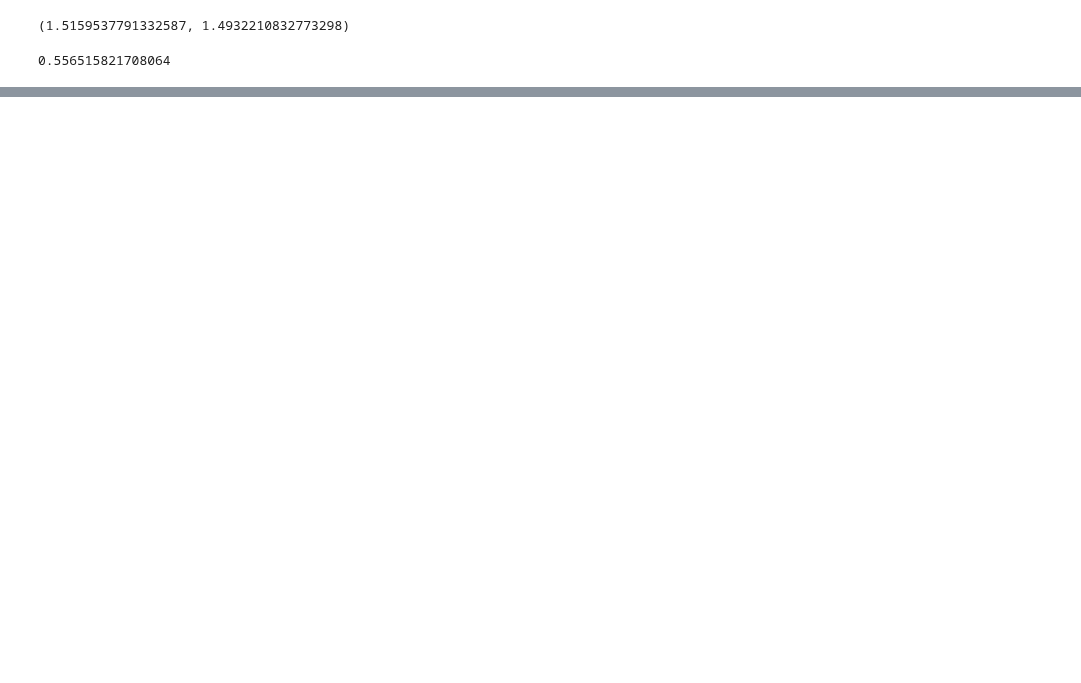
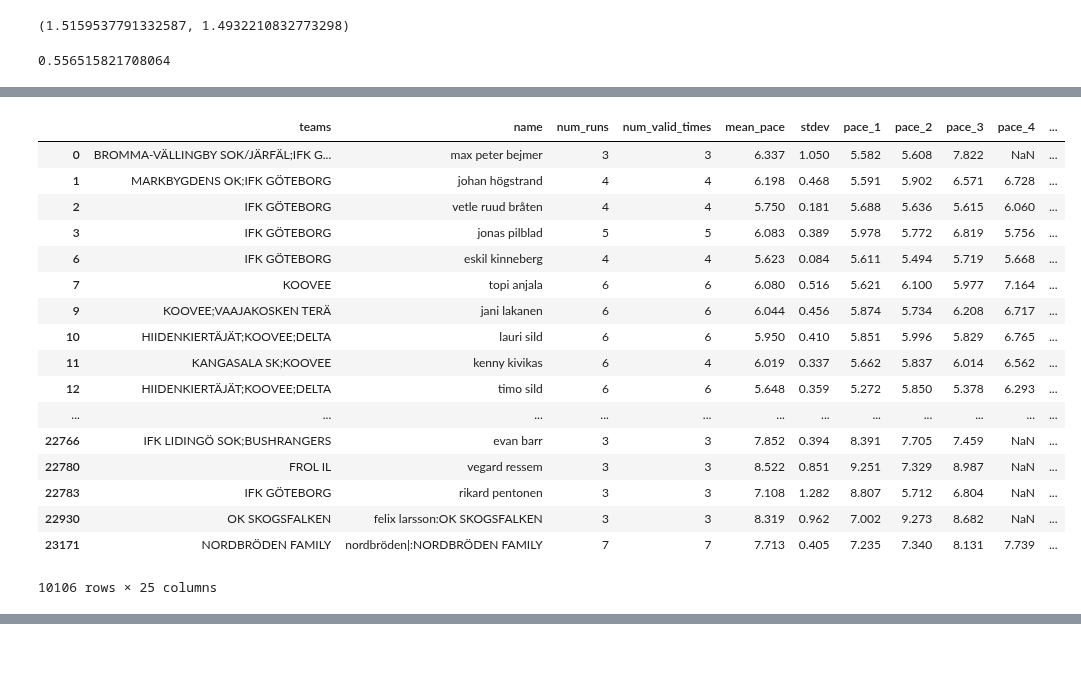
Before and after one commit to dins/jukola-xml-model, a Jupyter notebook: log_normal_spike.ipynb, the cells around one changed output, grey strips where cells are left out. Cells and saved outputs as stored; diff of their text form; code cells hidden in the pictures; blank space fills up the shorter version.

```diff
--- a/log_normal_spike.ipynb
+++ b/log_normal_spike.ipynb
@@ -69,0 +65,21 @@ df
+# %%
+plott
+# %% [output]
+|  | teams | name | num_runs | num_valid_times | mean_pace | stdev | pace_1 | pace_2 | pace_3 | pace_4 | ... |
+| 0 | BROMMA-VÄLLINGBY SOK/JÄRFÄL;IFK G... | max peter bejmer | 3 | 3 | 6.337 | 1.050 | 5.582 | 5.608 | 7.822 | NaN | ... |
+| 1 | MARKBYGDENS OK;IFK GÖTEBORG | johan högstrand | 4 | 4 | 6.198 | 0.468 | 5.591 | 5.902 | 6.571 | 6.728 | ... |
+| 2 | IFK GÖTEBORG | vetle ruud bråten | 4 | 4 | 5.750 | 0.181 | 5.688 | 5.636 | 5.615 | 6.060 | ... |
+| 3 | IFK GÖTEBORG | jonas pilblad | 5 | 5 | 6.083 | 0.389 | 5.978 | 5.772 | 6.819 | 5.756 | ... |
+| 6 | IFK GÖTEBORG | eskil kinneberg | 4 | 4 | 5.623 | 0.084 | 5.611 | 5.494 | 5.719 | 5.668 | ... |
+| 7 | KOOVEE | topi anjala | 6 | 6 | 6.080 | 0.516 | 5.621 | 6.100 | 5.977 | 7.164 | ... |
+| 9 | KOOVEE;VAAJAKOSKEN TERÄ | jani lakanen | 6 | 6 | 6.044 | 0.456 | 5.874 | 5.734 | 6.208 | 6.717 | ... |
+| 10 | HIIDENKIERTÄJÄT;KOOVEE;DELTA | lauri sild | 6 | 6 | 5.950 | 0.410 | 5.851 | 5.996 | 5.829 | 6.765 | ... |
+| 11 | KANGASALA SK;KOOVEE | kenny kivikas | 6 | 4 | 6.019 | 0.337 | 5.662 | 5.837 | 6.014 | 6.562 | ... |
+| 12 | HIIDENKIERTÄJÄT;KOOVEE;DELTA | timo sild | 6 | 6 | 5.648 | 0.359 | 5.272 | 5.850 | 5.378 | 6.293 | ... |
+| ... | ... | ... | ... | ... | ... | ... | ... | ... | ... | ... | ... |
+| 22766 | IFK LIDINGÖ SOK;BUSHRANGERS | evan barr | 3 | 3 | 7.852 | 0.394 | 8.391 | 7.705 | 7.459 | NaN | ... |
+| 22780 | FROL IL | vegard ressem | 3 | 3 | 8.522 | 0.851 | 9.251 | 7.329 | 8.987 | NaN | ... |
+| 22783 | IFK GÖTEBORG | rikard pentonen | 3 | 3 | 7.108 | 1.282 | 8.807 | 5.712 | 6.804 | NaN | ... |
+| 22930 | OK SKOGSFALKEN | felix larsson:OK SKOGSFALKEN | 3 | 3 | 8.319 | 0.962 | 7.002 | 9.273 | 8.682 | NaN | ... |
+| 23171 | NORDBRÖDEN FAMILY | nordbröden|:NORDBRÖDEN FAMILY | 7 | 7 | 7.713 | 0.405 | 7.235 | 7.340 | 8.131 | 7.739 | ... |
+10106 rows × 25 columns
```
Also changed, not shown: parts of 7 cells of this notebook, 1 other file.
